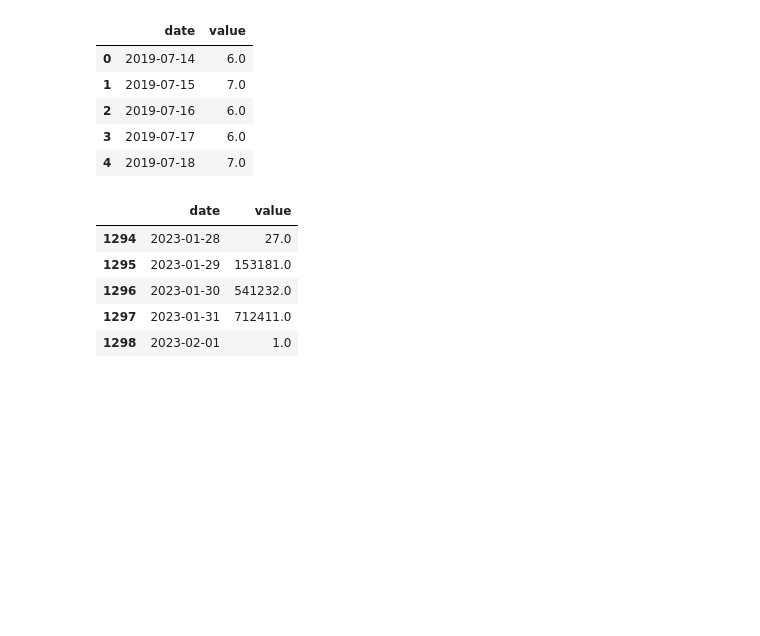
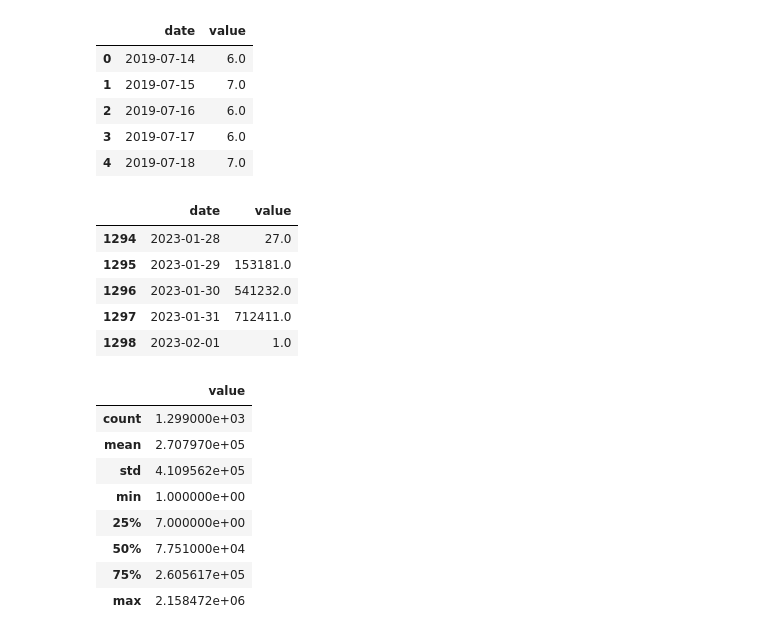
Before and after one commit to mathanamathav/DataGenie-Hackathon-2023-p1, a Jupyter notebook: NoteBooks/Brain_stromming_hack.ipynb, the cells around one changed output. Saved outputs shown, nothing was run; the diff lists cells and outputs as text; code cells hidden in the pictures; blank space fills up the shorter version.

```diff
--- a/NoteBooks/Brain_stromming_hack.ipynb
+++ b/NoteBooks/Brain_stromming_hack.ipynb
@@ -323,3 +323,15 @@ combined_df_daily.tail()
 | 1296 | 2023-01-30 | 541232.0 |
 | 1297 | 2023-01-31 | 712411.0 |
 | 1298 | 2023-02-01 | 1.0 |
+# %%
+combined_df_daily.describe()
+# %% [output]
+|  | value |
+| count | 1.299000e+03 |
+| mean | 2.707970e+05 |
+| std | 4.109562e+05 |
+| min | 1.000000e+00 |
+| 25% | 7.000000e+00 |
+| 50% | 7.751000e+04 |
+| 75% | 2.605617e+05 |
+| max | 2.158472e+06 |
```
Also changed, not shown: parts of 34 cells of this notebook.
